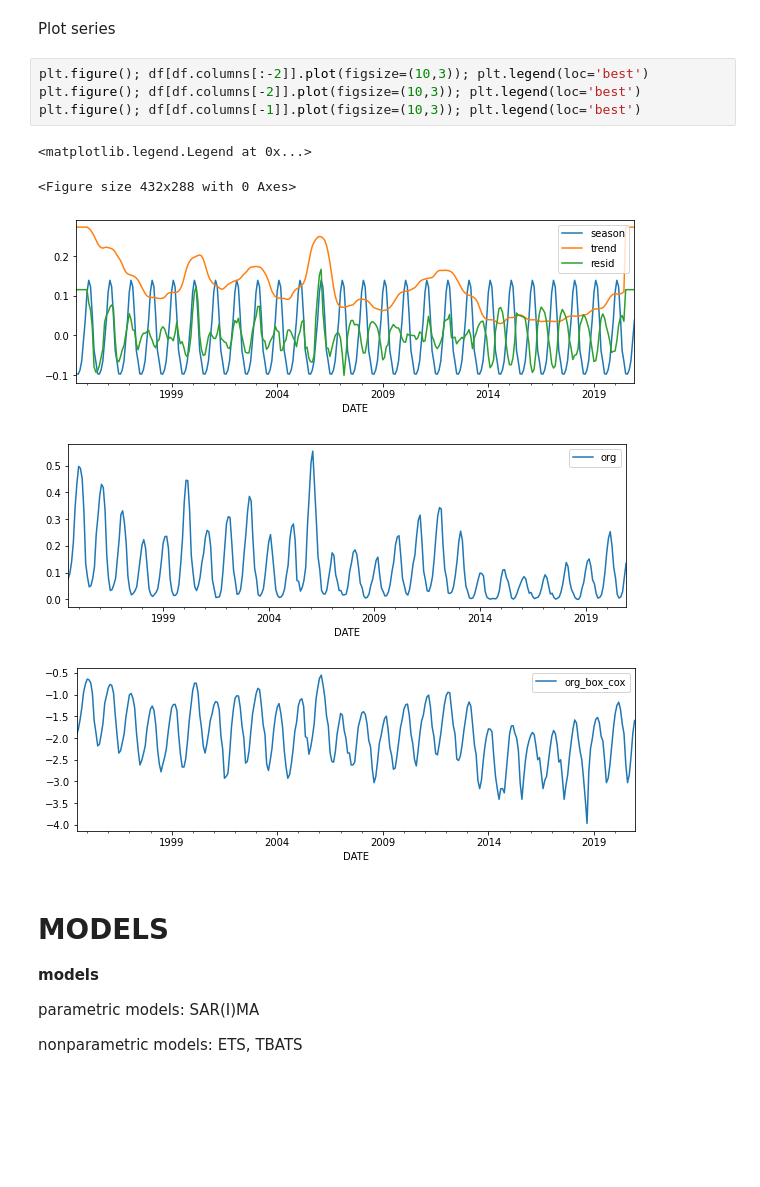
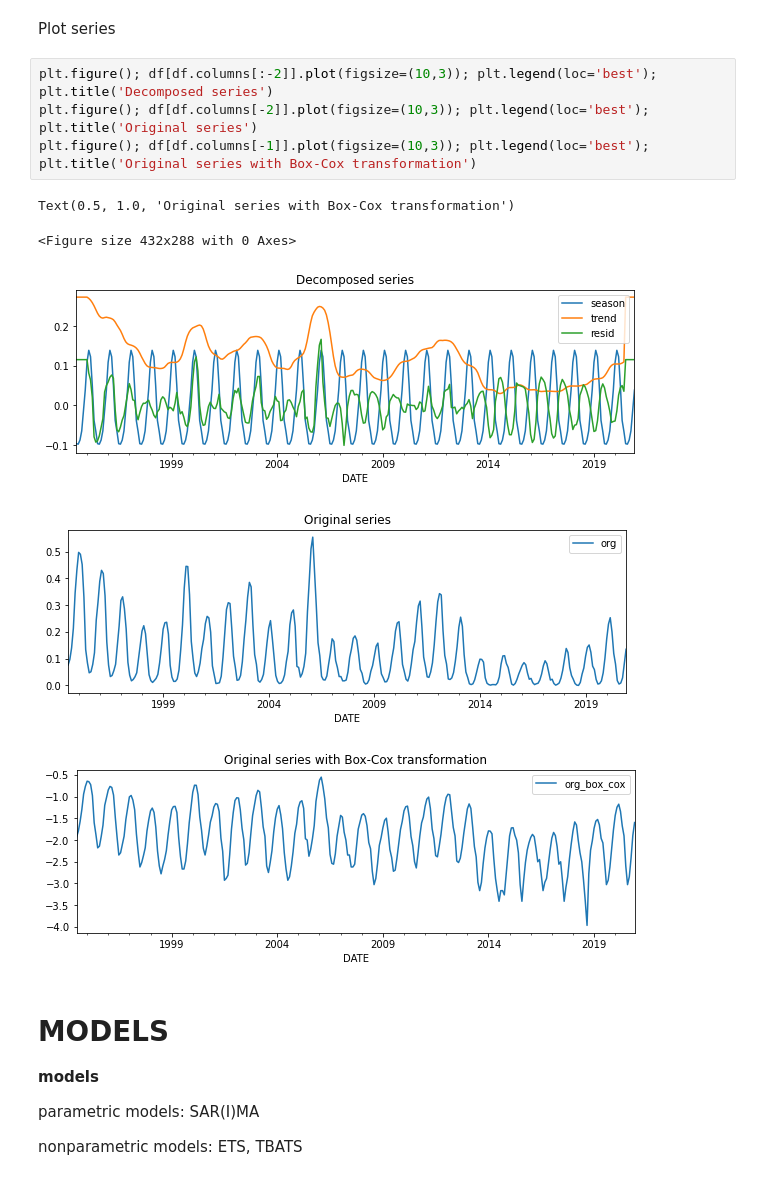
Before and after one commit to jcierocki/INGModellingContest, a Jupyter notebook: notebooks/models.ipynb, the cells around one changed output. Drawn from its saved outputs; the diff is of its cells as text; blank space fills up the shorter version.

```diff
--- a/notebooks/models.ipynb
+++ b/notebooks/models.ipynb
@@ -86,15 +96,15 @@ columns = df_seasonal.columns
 # %% [markdown]
 Plot series
 # %%
-plt.figure(); df[df.columns[:-2]].plot(figsize=(10,3)); plt.legend(loc='best')
-plt.figure(); df[df.columns[-2]].plot(figsize=(10,3)); plt.legend(loc='best')
-plt.figure(); df[df.columns[-1]].plot(figsize=(10,3)); plt.legend(loc='best')
+plt.figure(); df[df.columns[:-2]].plot(figsize=(10,3)); plt.legend(loc='best'); plt.title('Decomposed series')
+plt.figure(); df[df.columns[-2]].plot(figsize=(10,3)); plt.legend(loc='best'); plt.title('Original series')
+plt.figure(); df[df.columns[-1]].plot(figsize=(10,3)); plt.legend(loc='best'); plt.title('Original series with Box-Cox transformation')
 # %% [output]
-<matplotlib.legend.Legend at 0x...>
+Text(0.5, 1.0, 'Original series with Box-Cox transformation')
 <Figure size 432x288 with 0 Axes>
-[figure, old version]
+[figure, new version]
-[figure, old version]
+[figure, new version]
-[figure, old version]
+[figure, new version]
 # %% [markdown]
 <h1>MODELS</h1>
 
```
Also changed, not shown: parts of 5 cells of this notebook.
